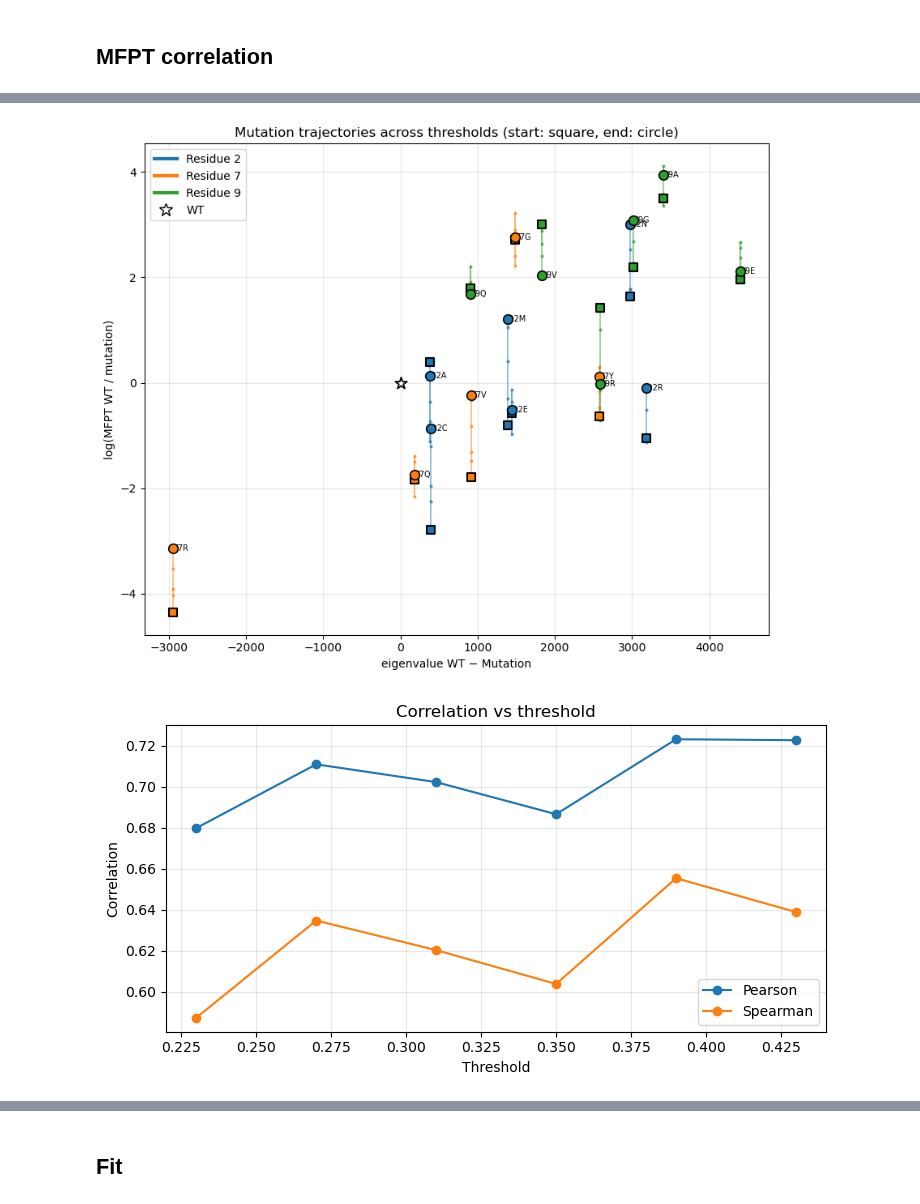
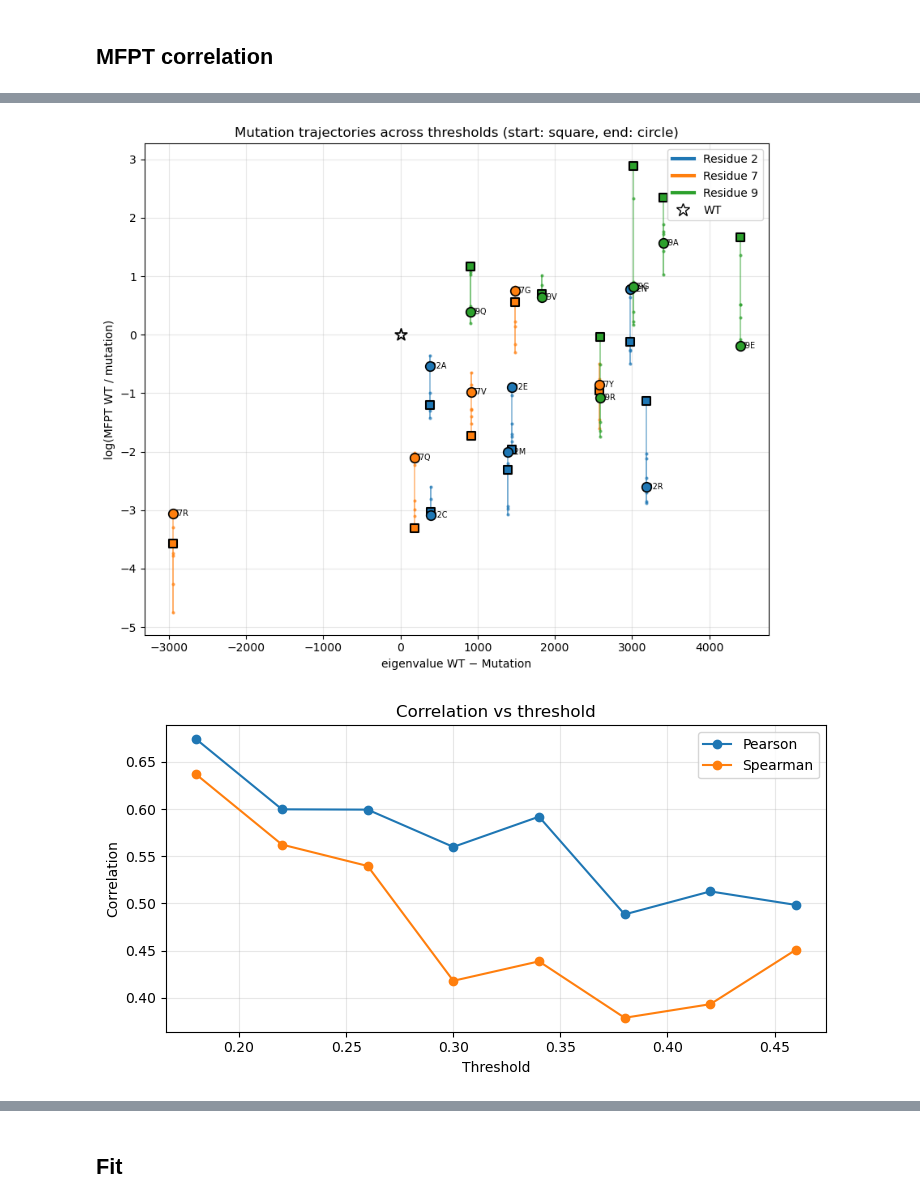
Before and after one commit to MendelsResearchGroup/guiding-peptide-kinetics, a Jupyter notebook: src/dan.ipynb, the cells around one changed output, grey strips where cells are left out. Drawn from its saved outputs; the diff is of its cells as text; code cells hidden in the pictures.

```diff
--- a/src/dan.ipynb
+++ b/src/dan.ipynb
@@ -116,8 +116,8 @@ def collect_df(all_mfpt, th: float, sample_size: int):
         if short is None:
             raise ValueError(f"Unknown mutation: {long_name}")
         s = np.sort(np.array(all_mfpt[long_name][th]))[:sample_size]
-        mfpt, lim = estimateMFPT(s, 10)
-        # print(f"{long_name} ({short}): {(mfpt * 1e-6):.4g} us, selected first {lim:.4g} samples")
+        mfpt, lim = estimateMFPT(s)
+        print(f"{long_name} ({short}): {(mfpt * 1e-6):.4g} us, selected first {lim:.4g} samples")
 
         dot = dot_data['full_evec_dot'].get(short, None)
         avg_change_diff = avg_change_diff_data['AvgChange_Diff_F-U'].get(short, None)
@@ -214,7 +214,7 @@ with open("../data/mfpt-pace=25000.pkl", "rb") as f:
     all_mfpt = pickle.load(f)
 
 thresholds = np.array(list(all_mfpt['chignolin'].keys()))
-th = thresholds[6]
+th = thresholds[2]
 
 df = collect_df(all_mfpt, th, sample_size)
 
@@ -365,7 +383,7 @@ with open("../data/mfpt-pace=25000.pkl", "rb") as f:
 ths = thresholds
 
 plot_mfpt_trails(
-    thresholds=ths[2: -1],
+    thresholds=ths,
     collect_df=collect_df,
     all_mfpt=all_mfpt,
     sample_size=sample_size,
@@ -379,5 +414,5 @@ plot_mfpt_trails(
-[figure, old version]
+[figure, new version]
-[figure, old version]
+[figure, new version]
 # %%
 
 thresholds = np.sort(np.array(list(all_mfpt['chignolin'].keys()), dtype=float))
```
Also changed, not shown: parts of 6 cells of this notebook, 25 other files.
